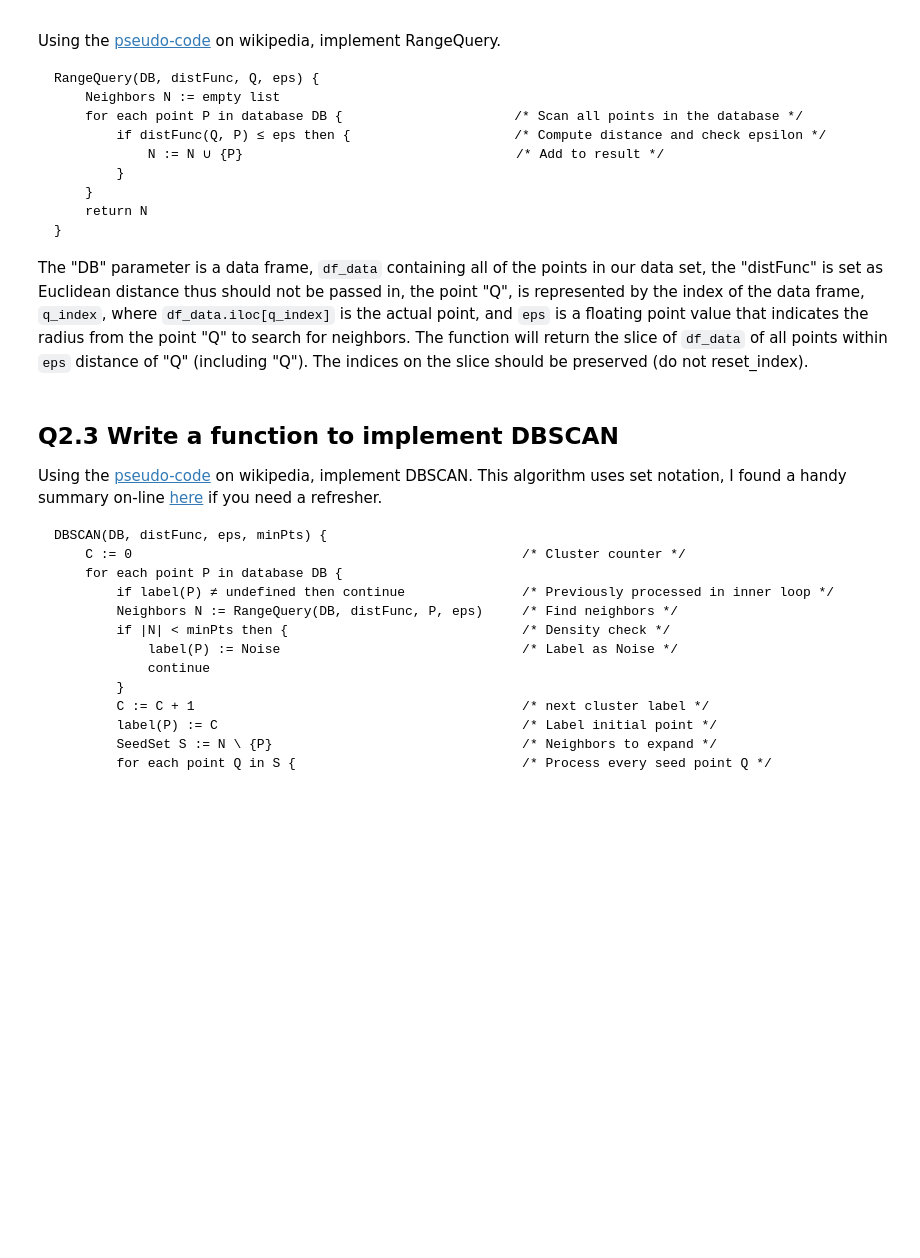
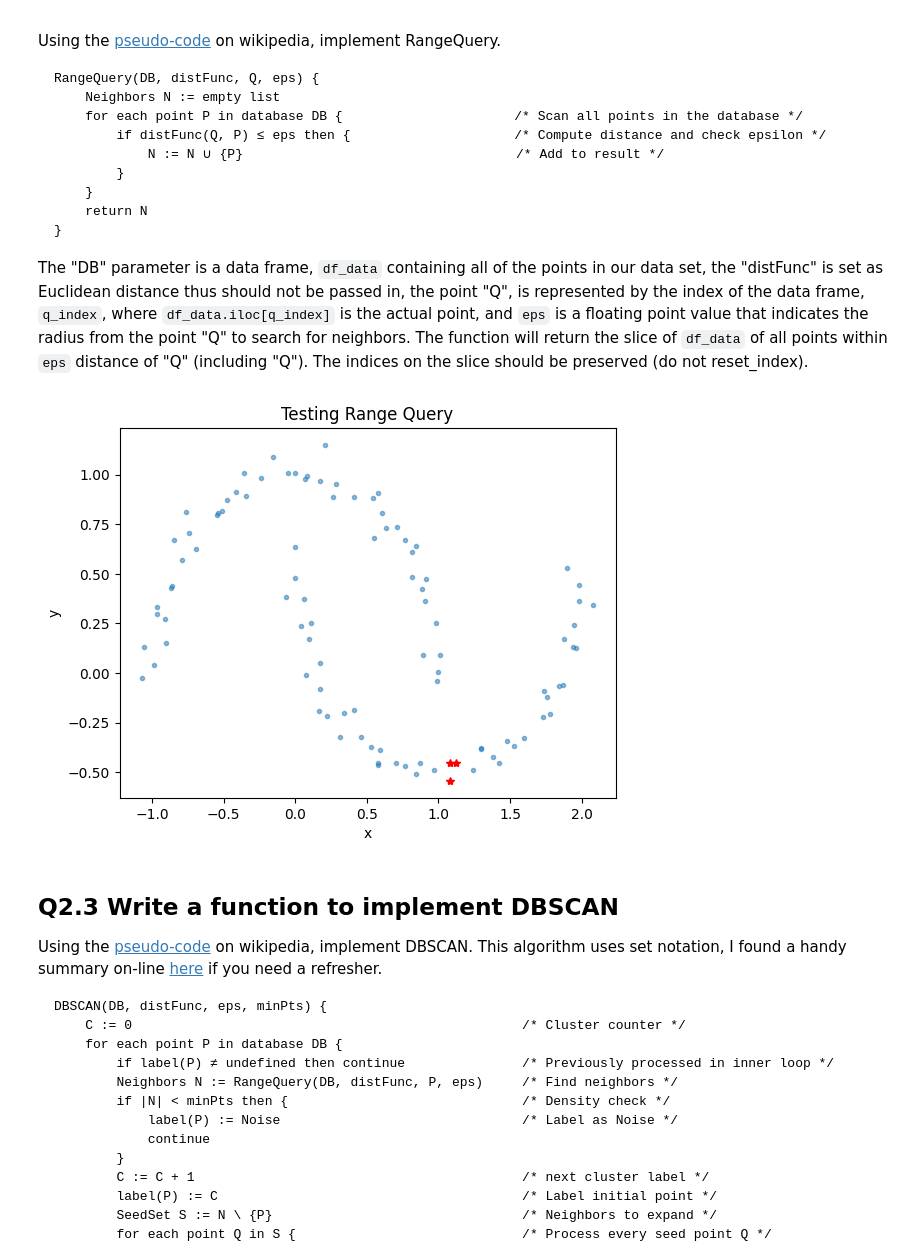
Before and after one commit to BictorFonseca/DataAnalysis, a Jupyter notebook: CS329E_HW10.ipynb, the cells around one changed output. Drawn from its saved outputs; the diff is of its cells as text; code cells hidden in the pictures; blank space fills up the shorter version.

```diff
--- a/CS329E_HW10.ipynb
+++ b/CS329E_HW10.ipynb
@@ -237,12 +234,23 @@ def range_query( df_data, q_index, eps ):
+# %%
+def range_query( df_data, q_index, eps ):
+    neigh= []
+    for i in df_data.iterrows():
+        if math.dist(i[1], df_data.iloc[q_index]) <= eps:
+            neigh.append(i[0])
+    return df_data.loc[neigh]
+    # your code here
 # %%
 # Test it out
+df_dbscan = pd.read_csv('data_dbscan.csv')
 df_n = range_query( df_dbscan, 0, 0.1 )
 plt.plot( df_dbscan['x'], df_dbscan['y'], '.', alpha = 0.5 )
 plt.plot( df_n['x'], df_n['y'], 'r*')
 plt.xlabel('x')
 plt.ylabel('y')
 plt.title('Testing Range Query')
 plt.show()
+# %% [output]
+[figure, added]
 # %% [markdown]
 ## Q2.3 Write a function to implement DBSCAN
 
```
Also changed, not shown: parts of 1 cell of this notebook.
